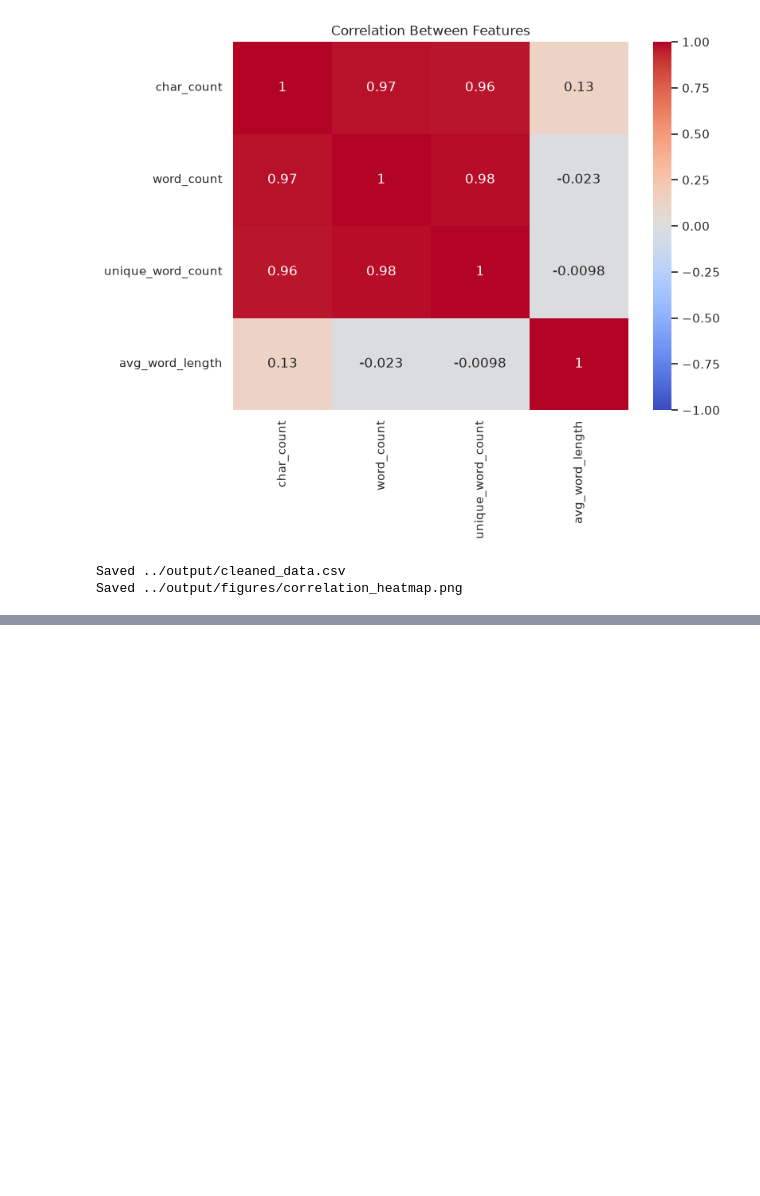
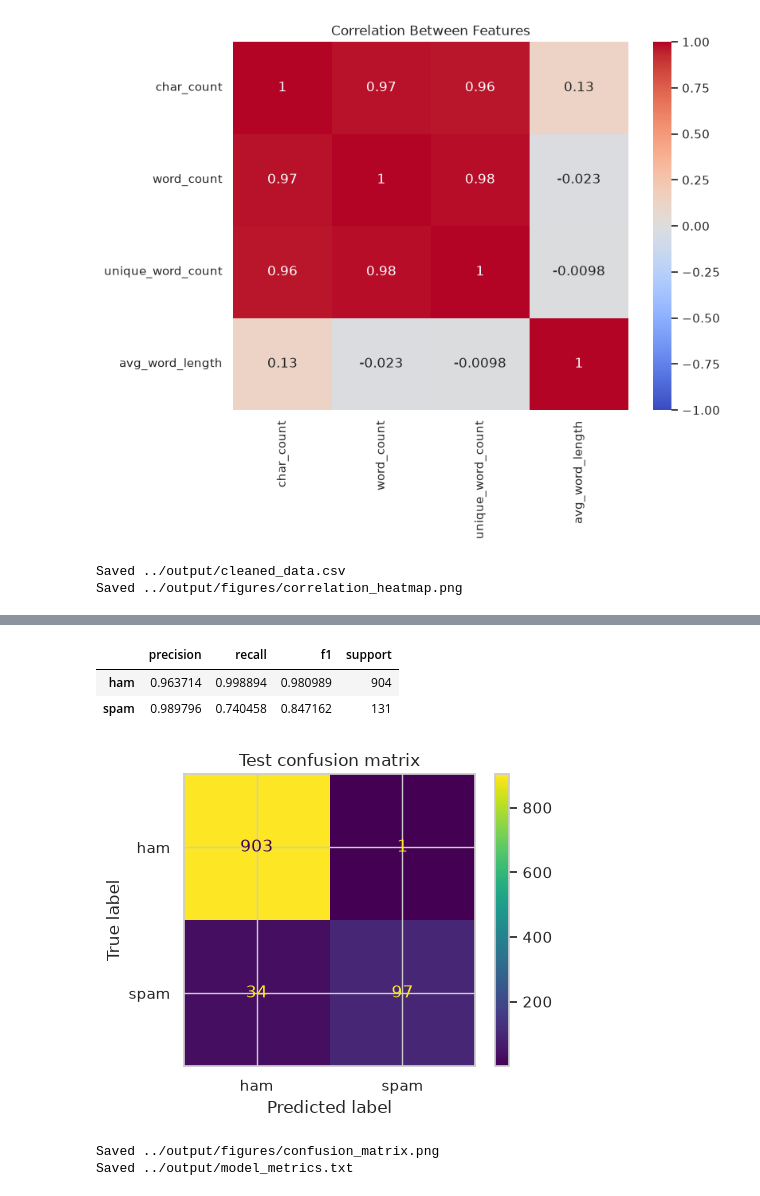
Before and after one commit to OtamaOmar/big-data-Assignment-1, a Jupyter notebook: notebook/analysis.ipynb, the cells around one changed output, grey strips where cells are left out. Cells and saved outputs as stored; diff of their text form; code cells hidden in the pictures; blank space fills up the shorter version.

```diff
--- a/notebook/analysis.ipynb
+++ b/notebook/analysis.ipynb
@@ -301,0 +551,72 @@ Saved ../output/figures/correlation_heatmap.png
+# %%
+X_train, X_test, y_train, y_test = train_test_split(
+    df["cleaned_text"],
+    df["label"],
+    test_size=0.2,
+    random_state=RANDOM_STATE,
+    stratify=df["label"],
+)
+
+tfidf = TfidfVectorizer(stop_words="english", token_pattern=r"(?u)(?:[a-z]{2,}(?:'[a-z]+)?|[a-z]'[a-z]+)")
+X_train_vec = tfidf.fit_transform(X_train)
+X_test_vec = tfidf.transform(X_test)
+
+model = MultinomialNB()
+model.fit(X_train_vec, y_train)
+pred = model.predict(X_test_vec)
+
+accuracy = accuracy_score(y_test, pred)
+precision_w, recall_w, f1_w, _ = precision_recall_fscore_support(
+    y_test, pred, average="weighted"
+)
+precision_c, recall_c, f1_c, support_c = precision_recall_fscore_support(
+    y_test, pred, average=None, labels=model.classes_
+)
+
+print("Accuracy:", round(accuracy, 4))
+print("Weighted precision:", round(precision_w, 4))
+print("Weighted recall:", round(recall_w, 4))
+print("Weighted F1:", round(f1_w, 4))
+
+per_class = pd.DataFrame({
+    "precision": precision_c,
+    "recall": recall_c,
+    "f1": f1_c,
+    "support": support_c,
+}, index=model.classes_)
+display(per_class)
+
+fig, ax = plt.subplots(figsize=(5, 4))
+ConfusionMatrixDisplay.from_predictions(y_test, pred, ax=ax)
+ax.set_title("Test confusion matrix")
+fig.tight_layout()
+cm_path = figures_dir / "confusion_matrix.png"
+fig.savefig(cm_path, bbox_inches="tight")
+plt.show()
+print("Saved", cm_path)
+
+metrics_path = output_dir / "model_metrics.txt"
+metrics_lines = [
+    "Model: MultinomialNB",
+    "Features: TF-IDF on cleaned_text, English stop words removed",
+    "Split: stratified 80/20, random_state=42",
+    f"Accuracy: {accuracy:.4f}",
+    f"Precision (weighted): {precision_w:.4f}",
+    f"Recall (weighted): {recall_w:.4f}",
+    f"F1 (weighted): {f1_w:.4f}",
+    "",
+    "Per class:",
+]
+for label, p, r, f, n in zip(model.classes_, precision_c, recall_c, f1_c, support_c):
+    metrics_lines.append(
+        f"  {label}: precision {p:.4f}, recall {r:.4f}, f1 {f:.4f}, support {int(n)}"
+    )
+metrics_lines += [
+    "",
+    "Reading: weighted accuracy is high because ham is most of the test set.",
+    "Spam recall is the stricter number. Missed spam is the costly error here.",
+    "Limitation: the ham majority inflates accuracy, and TF-IDF ignores word order.",
+]
+metrics_path.write_text("\n".join(metrics_lines) + "\n")
+print("Saved", metrics_path)
+# %% [output]
@@ -301,0 +627,6 @@ Saved ../output/figures/correlation_heatmap.png
+|  | precision | recall | f1 | support |
+| ham | 0.963714 | 0.998894 | 0.980989 | 904 |
+| spam | 0.989796 | 0.740458 | 0.847162 | 131 |
+[figure, added]
+Saved ../output/figures/confusion_matrix.png
+Saved ../output/model_metrics.txt
```
Also changed, not shown: parts of 10 cells of this notebook, 11 other files.
